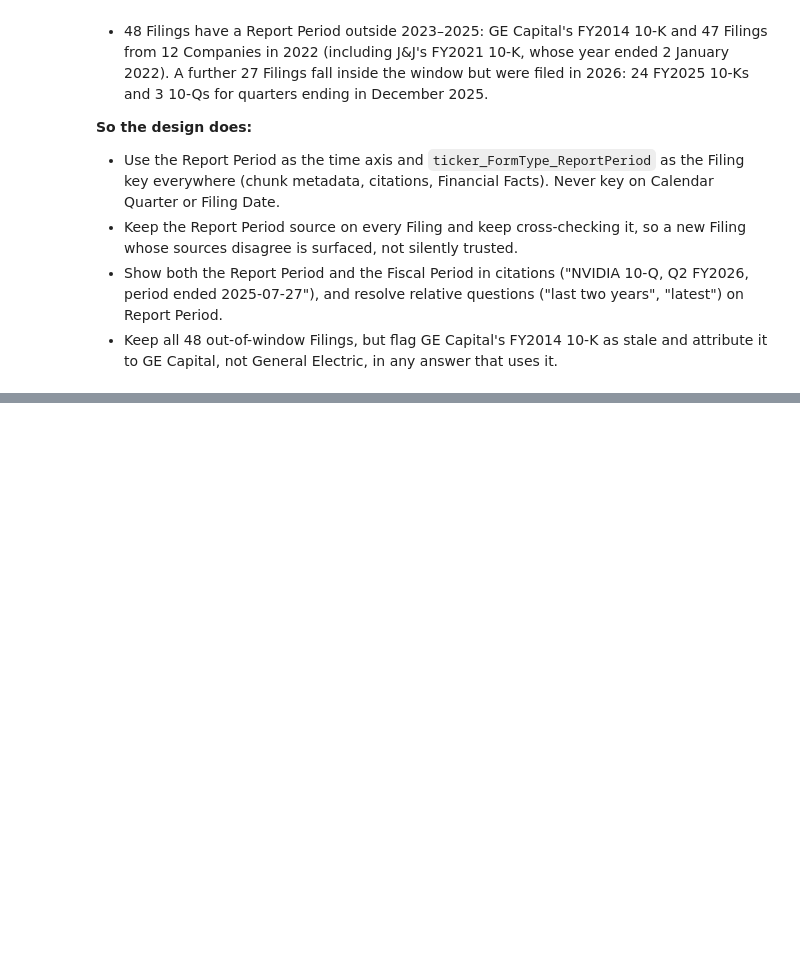
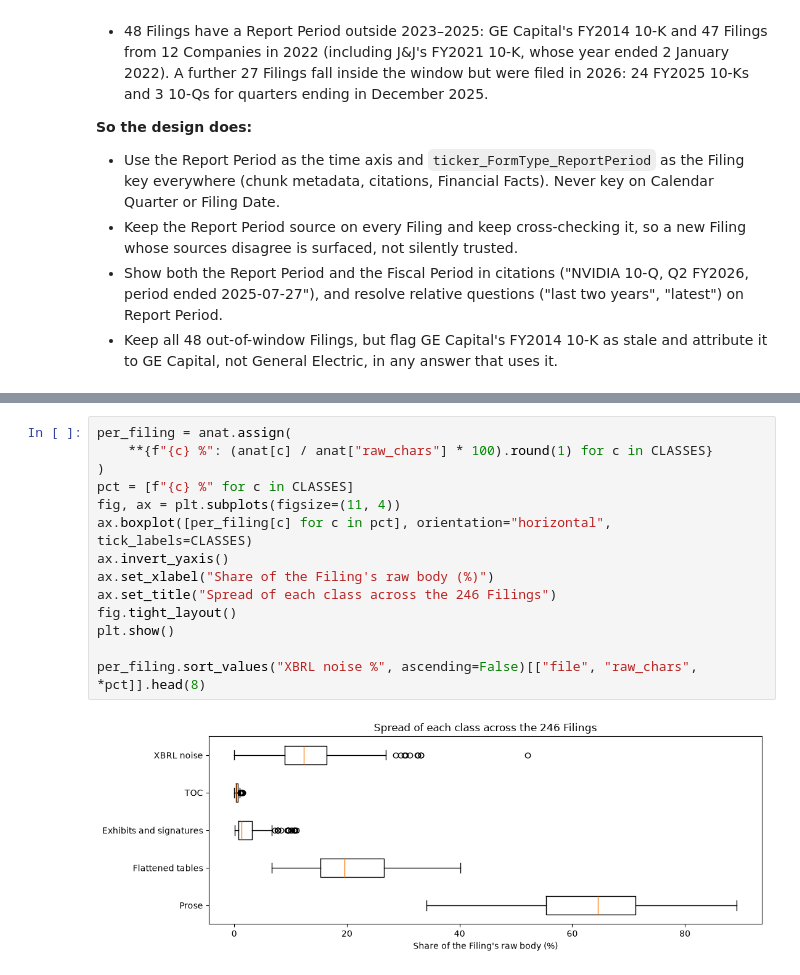
Before and after one commit to dwest1507/eliza-assessment, a Jupyter notebook: backend/notebooks/eda.ipynb, the cells around one changed output, grey strips where cells are left out. Saved outputs shown, nothing was run; the diff lists cells and outputs as text; blank space fills up the shorter version.

```diff
--- a/backend/notebooks/eda.ipynb
+++ b/backend/notebooks/eda.ipynb
@@ -453,0 +586,16 @@ By Form Type: {'10-Q': 3, '10-K': 24}
+# %%
+per_filing = anat.assign(
+    **{f"{c} %": (anat[c] / anat["raw_chars"] * 100).round(1) for c in CLASSES}
+)
+pct = [f"{c} %" for c in CLASSES]
+fig, ax = plt.subplots(figsize=(11, 4))
+ax.boxplot([per_filing[c] for c in pct], orientation="horizontal", tick_labels=CLASSES)
+ax.invert_yaxis()
+ax.set_xlabel("Share of the Filing's raw body (%)")
+ax.set_title("Spread of each class across the 246 Filings")
+fig.tight_layout()
+plt.show()
+
+per_filing.sort_values("XBRL noise %", ascending=False)[["file", "raw_chars", *pct]].head(8)
+# %% [output]
+[figure, added]
```
Also changed, not shown: parts of 6 cells of this notebook, 5 other files.
